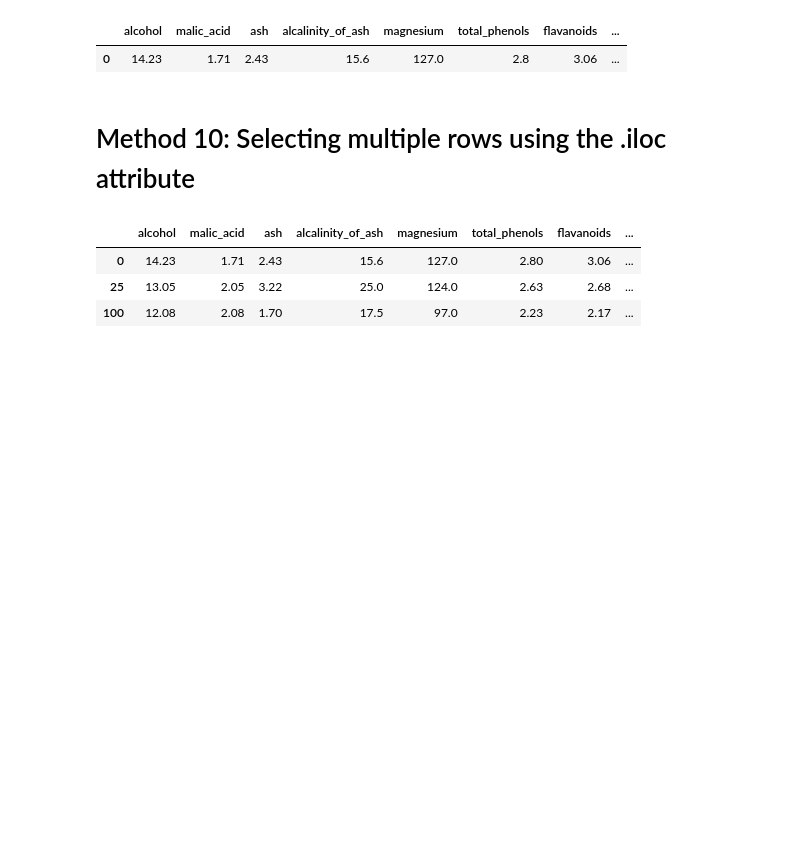
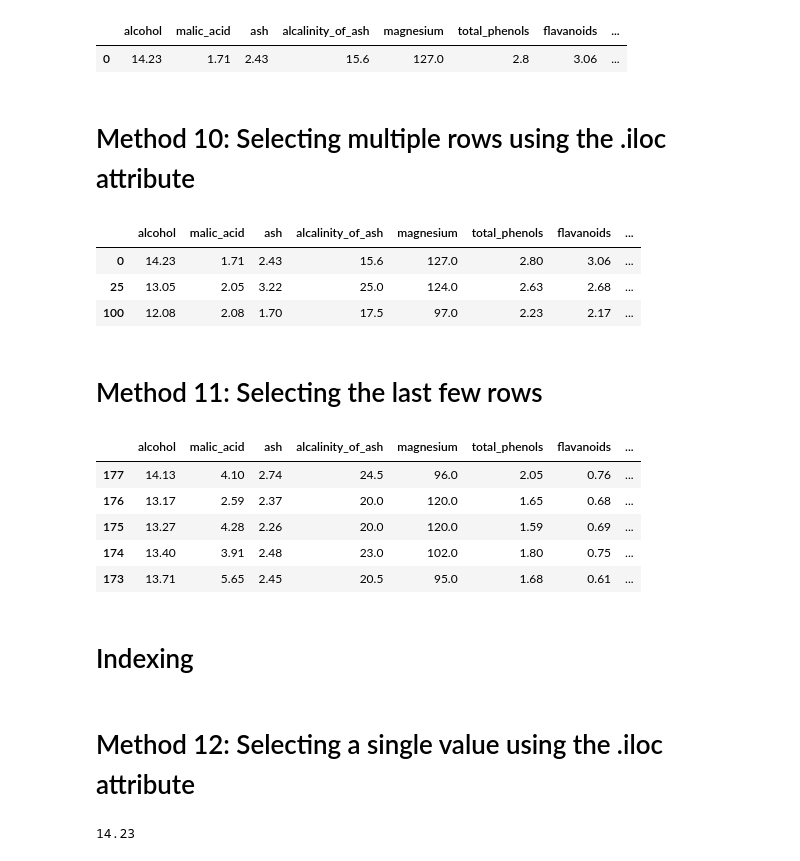
Before and after one commit to moesteelo/Subsetting-a-Pandas-DataFrame, a Jupyter notebook: Subsetting-Pandas-DataFrame.ipynb, the cells around one changed output. Drawn from its saved outputs; the diff is of its cells as text; code cells hidden in the pictures; blank space fills up the shorter version.

```diff
--- a/Subsetting-Pandas-DataFrame.ipynb
+++ b/Subsetting-Pandas-DataFrame.ipynb
@@ -276,3 +276,23 @@ df.iloc[[0, 25, 100]]
 | 0 | 14.23 | 1.71 | 2.43 | 15.6 | 127.0 | 2.80 | 3.06 | ... |
 | 25 | 13.05 | 2.05 | 3.22 | 25.0 | 124.0 | 2.63 | 2.68 | ... |
 | 100 | 12.08 | 2.08 | 1.70 | 17.5 | 97.0 | 2.23 | 2.17 | ... |
+# %% [markdown]
+# Method 11: Selecting the last few rows
+# %%
+df.iloc[[-1,-2,-3,-4,-5]]
+# %% [output]
+|  | alcohol | malic_acid | ash | alcalinity_of_ash | magnesium | total_phenols | flavanoids | ... |
+| 177 | 14.13 | 4.10 | 2.74 | 24.5 | 96.0 | 2.05 | 0.76 | ... |
+| 176 | 13.17 | 2.59 | 2.37 | 20.0 | 120.0 | 1.65 | 0.68 | ... |
+| 175 | 13.27 | 4.28 | 2.26 | 20.0 | 120.0 | 1.59 | 0.69 | ... |
+| 174 | 13.40 | 3.91 | 2.48 | 23.0 | 102.0 | 1.80 | 0.75 | ... |
+| 173 | 13.71 | 5.65 | 2.45 | 20.5 | 95.0 | 1.68 | 0.61 | ... |
+# %% [markdown]
+# Indexing
+# %% [markdown]
+# Method 12: Selecting a single value using the .iloc attribute
+# %%
+# If we specify a single row and a single column, the intersection is a single value!
+df.iloc[0,0]
+# %% [output]
+14.23
```
Also changed, not shown: parts of 6 cells of this notebook.
